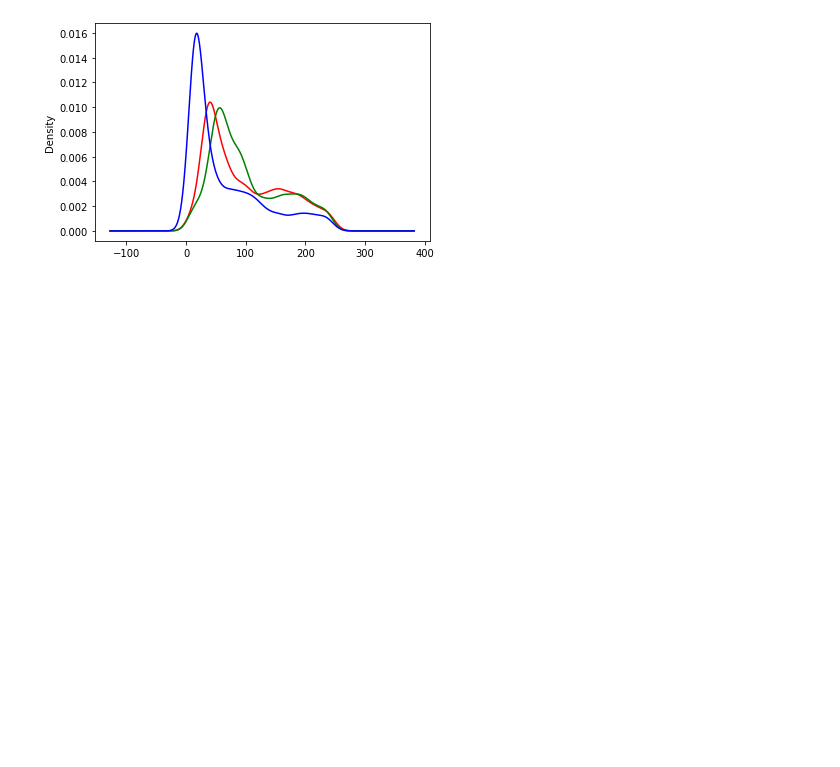
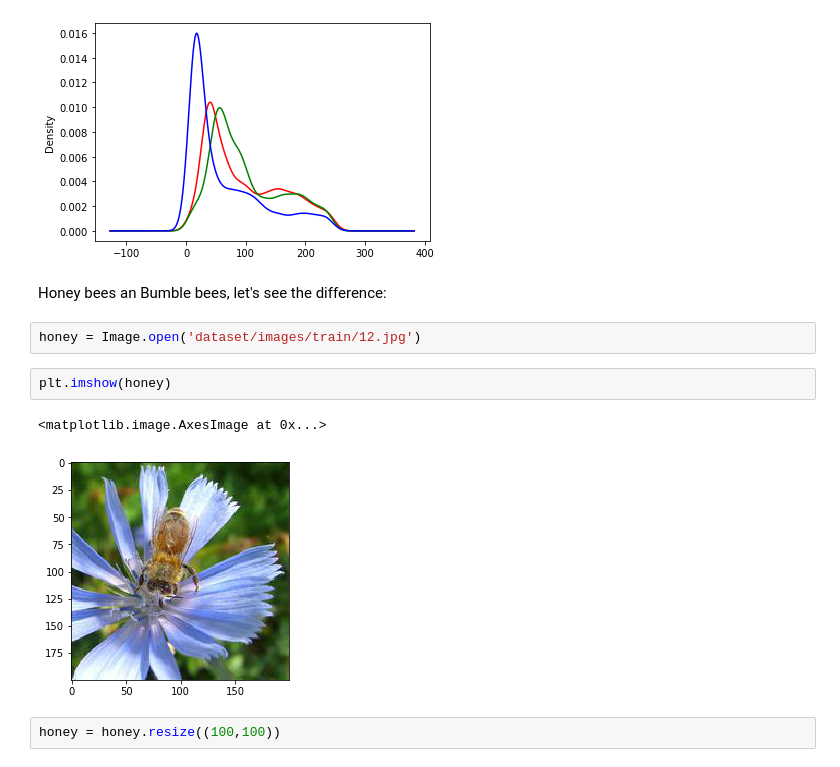
Before and after one commit to juansantateresa/juan, a Jupyter notebook: Projects/Naïve Bees Image Loading and Processing.ipynb, the cells around one changed output. Drawn from its saved outputs; the diff is of its cells as text; blank space fills up the shorter version.

```diff
--- a/Projects/Naïve Bees Image Loading and Processing.ipynb
+++ b/Projects/Naïve Bees Image Loading and Processing.ipynb
@@ -137,3 +137,14 @@ def plot_rgb(image_data):
 plot_rgb(img_data)
 # %% [output]
 [figure]
+# %% [markdown]
+Honey bees an Bumble bees, let's see the difference:
+# %%
+honey = Image.open('dataset/images/train/12.jpg')
+# %%
+plt.imshow(honey)
+# %% [output]
+<matplotlib.image.AxesImage at 0x...>
+[figure, added]
+# %%
+honey = honey.resize((100,100))
```
Also changed, not shown: parts of 8 cells of this notebook.
